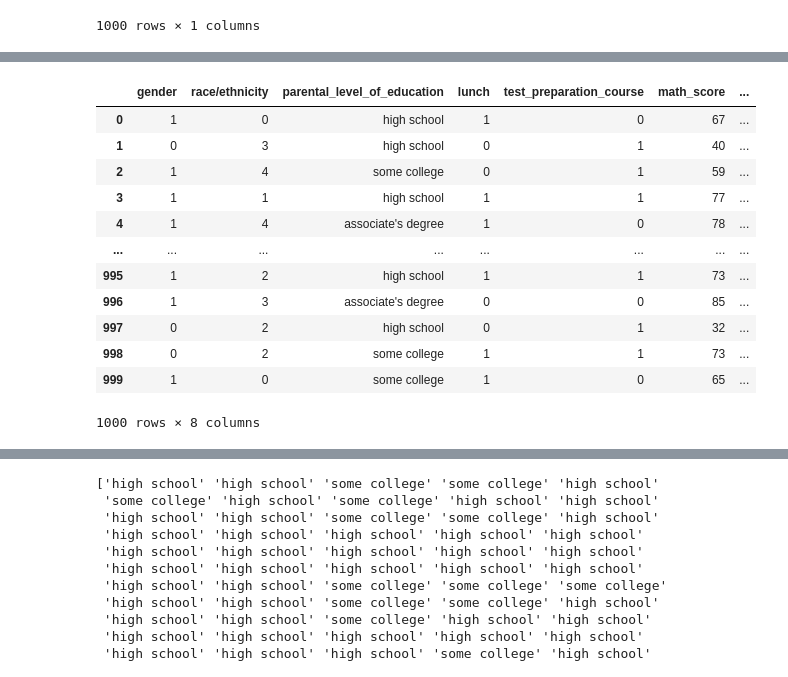
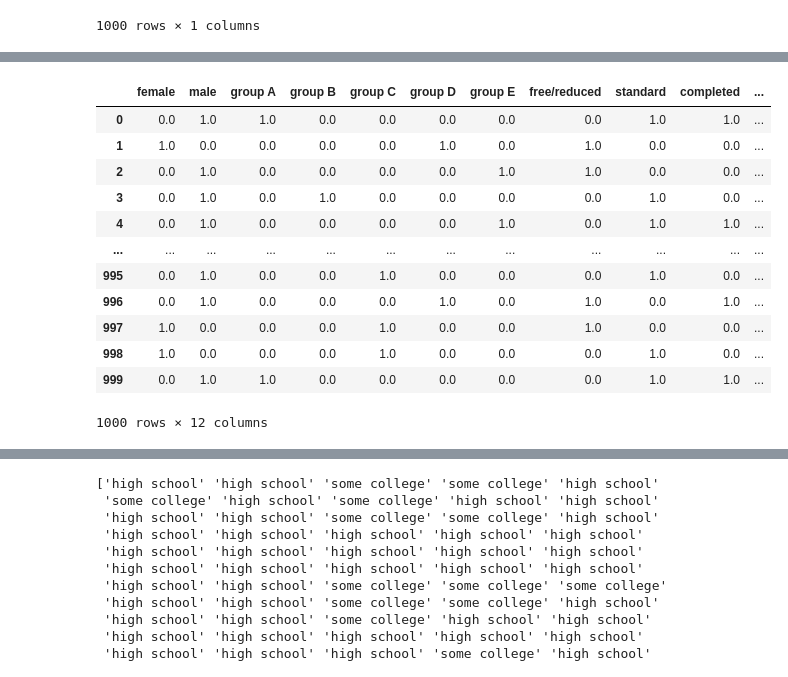
Before and after one commit to FearQuare/CE477-Repo, a Jupyter notebook: Assignment 2 - Classification/Assignment_2_Classification.ipynb, the cells around one changed output, grey strips where cells are left out. Saved outputs shown, nothing was run; the diff lists cells and outputs as text; code cells hidden in the pictures.

```diff
--- a/Assignment 2 - Classification/Assignment_2_Classification.ipynb
+++ b/Assignment 2 - Classification/Assignment_2_Classification.ipynb
@@ -79,39 +79,30 @@ data.head()
 | 4 | male | group E | associate's degree | standard | completed | 78 | ... |
 # %%
 
-#from sklearn.preprocessing import OneHotEncoder
-#ohe = OneHotEncoder()
-#feature_arry = ohe.fit_transform(df[["gender","race/ethnicity","parental_level_of_education","lunch","test_preparation_course"]]).toarray()
-#ohe.categories_
-#feature_labels = ohe.categories_
-#np.hstack(feature_labels)
-#feature_labels = np.hstack(feature_labels)
-#new_df = pd.DataFrame(feature_arry, columns = feature_labels)
-#feature_labels
-
-from sklearn.preprocessing import LabelEncoder
-le = LabelEncoder()
-data["gender"] = le.fit_transform(data["gender"])
-data["race/ethnicity"] = le.fit_transform(data["race/ethnicity"])
-#data["parental_level_of_education"] = le.fit_transform(data["parental_level_of_education"])
-data["lunch"] = le.fit_transform(data["lunch"])
-data["test_preparation_course"] = le.fit_transform(data["test_preparation_course"])
-df = pd.DataFrame(data)
-df
+from sklearn.preprocessing import OneHotEncoder
+ohe = OneHotEncoder()
+feature_arry = ohe.fit_transform(df[["gender","race/ethnicity","lunch","test_preparation_course"]]).toarray()
+ohe.categories_
+feature_labels = ohe.categories_
+np.hstack(feature_labels)
+feature_labels = np.hstack(feature_labels)
+new_df = pd.DataFrame(feature_arry, columns = feature_labels)
+new_df['parental_level_of_education'] = df['parental_level_of_education']
+new_df
 # %% [output]
-|  | gender | race/ethnicity | parental_level_of_education | lunch | test_preparation_course | math_score | ... |
-| 0 | 1 | 0 | high school | 1 | 0 | 67 | ... |
-| 1 | 0 | 3 | high school | 0 | 1 | 40 | ... |
-| 2 | 1 | 4 | some college | 0 | 1 | 59 | ... |
-| 3 | 1 | 1 | high school | 1 | 1 | 77 | ... |
-| 4 | 1 | 4 | associate's degree | 1 | 0 | 78 | ... |
-| ... | ... | ... | ... | ... | ... | ... | ... |
-| 995 | 1 | 2 | high school | 1 | 1 | 73 | ... |
-| 996 | 1 | 3 | associate's degree | 0 | 0 | 85 | ... |
-| 997 | 0 | 2 | high school | 0 | 1 | 32 | ... |
-| 998 | 0 | 2 | some college | 1 | 1 | 73 | ... |
-| 999 | 1 | 0 | some college | 1 | 0 | 65 | ... |
+|  | female | male | group A | group B | group C | group D | group E | free/reduced | standard | completed | ... |
+| 0 | 0.0 | 1.0 | 1.0 | 0.0 | 0.0 | 0.0 | 0.0 | 0.0 | 1.0 | 1.0 | ... |
+| 1 | 1.0 | 0.0 | 0.0 | 0.0 | 0.0 | 1.0 | 0.0 | 1.0 | 0.0 | 0.0 | ... |
+| 2 | 0.0 | 1.0 | 0.0 | 0.0 | 0.0 | 0.0 | 1.0 | 1.0 | 0.0 | 0.0 | ... |
+| 3 | 0.0 | 1.0 | 0.0 | 1.0 | 0.0 | 0.0 | 0.0 | 0.0 | 1.0 | 0.0 | ... |
+| 4 | 0.0 | 1.0 | 0.0 | 0.0 | 0.0 | 0.0 | 1.0 | 0.0 | 1.0 | 1.0 | ... |
+| ... | ... | ... | ... | ... | ... | ... | ... | ... | ... | ... | ... |
+| 995 | 0.0 | 1.0 | 0.0 | 0.0 | 1.0 | 0.0 | 0.0 | 0.0 | 1.0 | 0.0 | ... |
+| 996 | 0.0 | 1.0 | 0.0 | 0.0 | 0.0 | 1.0 | 0.0 | 1.0 | 0.0 | 1.0 | ... |
+| 997 | 1.0 | 0.0 | 0.0 | 0.0 | 1.0 | 0.0 | 0.0 | 1.0 | 0.0 | 0.0 | ... |
+| 998 | 1.0 | 0.0 | 0.0 | 0.0 | 1.0 | 0.0 | 0.0 | 0.0 | 1.0 | 0.0 | ... |
+| 999 | 0.0 | 1.0 | 1.0 | 0.0 | 0.0 | 0.0 | 0.0 | 0.0 | 1.0 | 1.0 | ... |
-1000 rows × 8 columns
+1000 rows × 12 columns
 # %%
 '''
 1. Applying Decision Tree Classification
```
Also changed, not shown: parts of 6 cells of this notebook, 1 other file.
